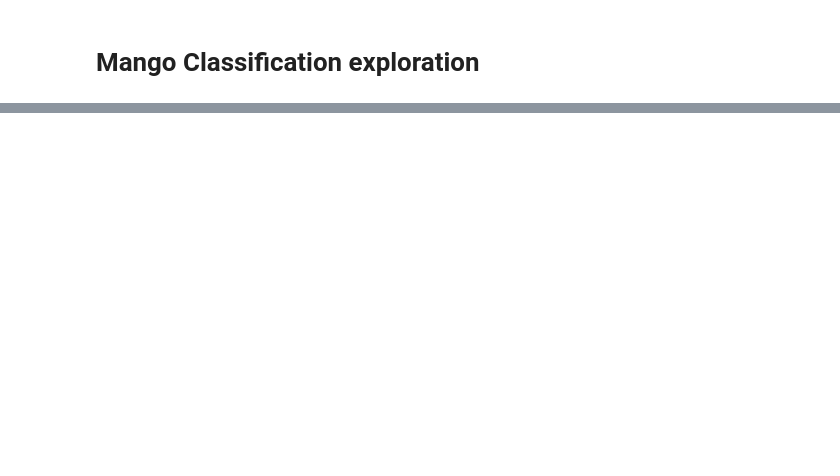
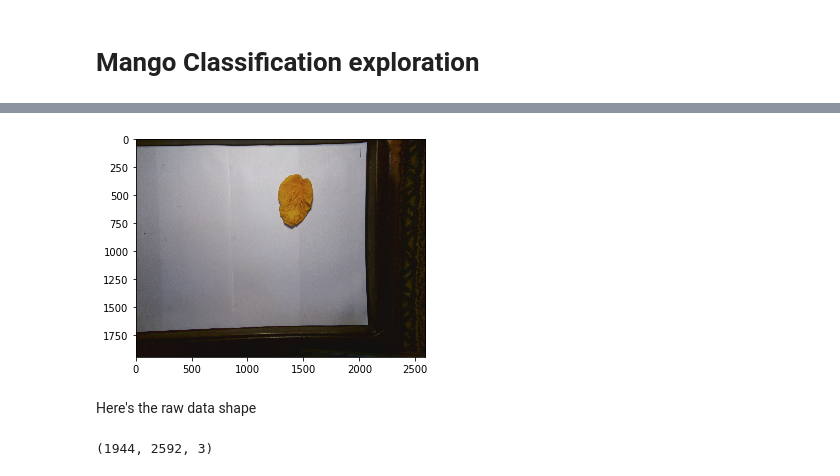
Before and after one commit to jonathanlittel/calimango, a Jupyter notebook: Mango_classification_exploration.ipynb, the cells around one changed output, grey strips where cells are left out. Drawn from its saved outputs; the diff is of its cells as text; code cells hidden in the pictures; blank space fills up the shorter version.

```diff
--- a/Mango_classification_exploration.ipynb
+++ b/Mango_classification_exploration.ipynb
@@ -49,0 +46,11 @@ label_df.head()
+# %%
+img = plt.imread(f'{PATH}valid/qual1/{files[0]}')
+plt.imshow(img);
+# %% [output]
+[figure, added]
+# %% [markdown]
+Here's the raw data shape
+# %%
+img.shape
+# %% [output]
+(1944, 2592, 3)
```
Also changed, not shown: parts of 43 cells of this notebook, 2 other files.
